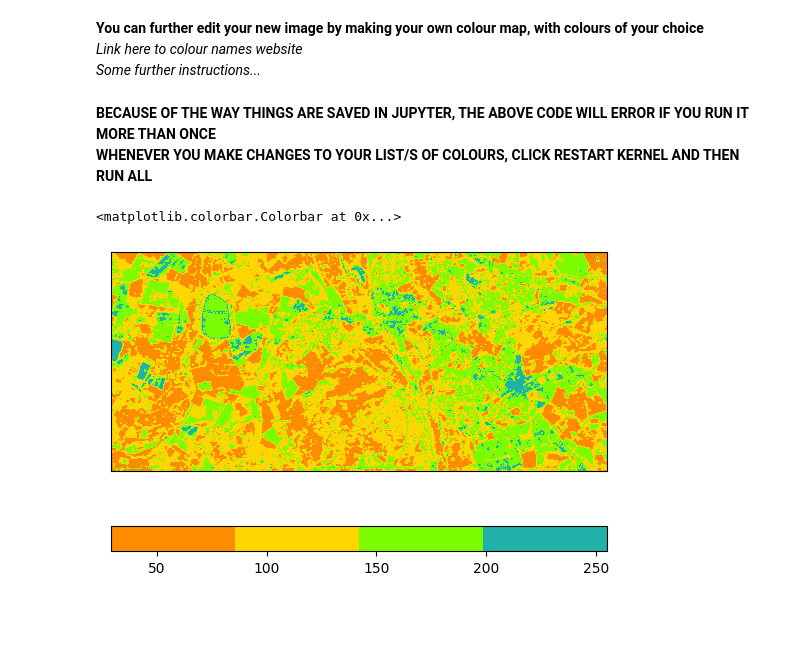
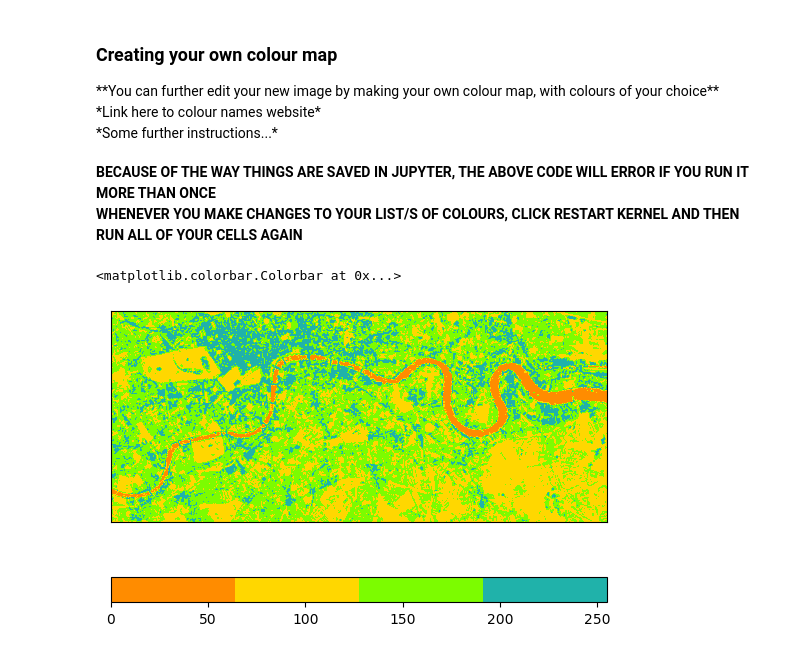
Before and after one commit to hermonochy/satellite-imagery, a Jupyter notebook: content/CCC/Extra-Colours.ipynb, the cells around one changed output. Cells and saved outputs as stored; diff of their text form; code cells hidden in the pictures; blank space fills up the shorter version.

```diff
--- a/content/CCC/Extra-Colours.ipynb
+++ b/content/CCC/Extra-Colours.ipynb
@@ -55,0 +15,4 @@ array:  uint8 (678, 1536, 3)
+# %%
+my_Image = s.convert( "London.jpg" )
+plt.imshow(my_Image, cmap='rainbow')
+s.tidy_plot()
@@ -56,4 +23,5 @@ array:  uint8 (678, 1536, 3)
 # %% [markdown]
+<h3>Creating your own colour map</h3>
 **You can further edit your new image by making your own colour map, with colours of your choice**<br>
 *Link here to colour names website*<br>
 *Some further instructions...*
@@ -62,11 +30,11 @@ colours1 = ListedColormap(["darkorange", "gold", "lawngreen", "lightseagreen"])
 mpl.colormaps.register(cmap=colours1)
 # %% [markdown]
 **BECAUSE OF THE WAY THINGS ARE SAVED IN JUPYTER, THE ABOVE CODE WILL ERROR IF YOU RUN IT MORE THAN ONCE<br>
-WHENEVER YOU MAKE CHANGES TO YOUR LIST/S OF COLOURS, CLICK RESTART KERNEL AND THEN RUN ALL**
+WHENEVER YOU MAKE CHANGES TO YOUR LIST/S OF COLOURS, CLICK RESTART KERNEL AND THEN RUN ALL OF YOUR CELLS AGAIN**
 # %%
 plt.imshow(my_Image, cmap=colours1) # CHANGE TO YOUR FAVOURITE COLOUR MAP
-tidy_plot()
+s.tidy_plot()
 plt.colorbar(orientation='horizontal')
 # %% [output]
 <matplotlib.colorbar.Colorbar at 0x...>
-[figure, old version]
+[figure, new version]
```
Also changed, not shown: parts of 7 cells of this notebook, 1 other file.
